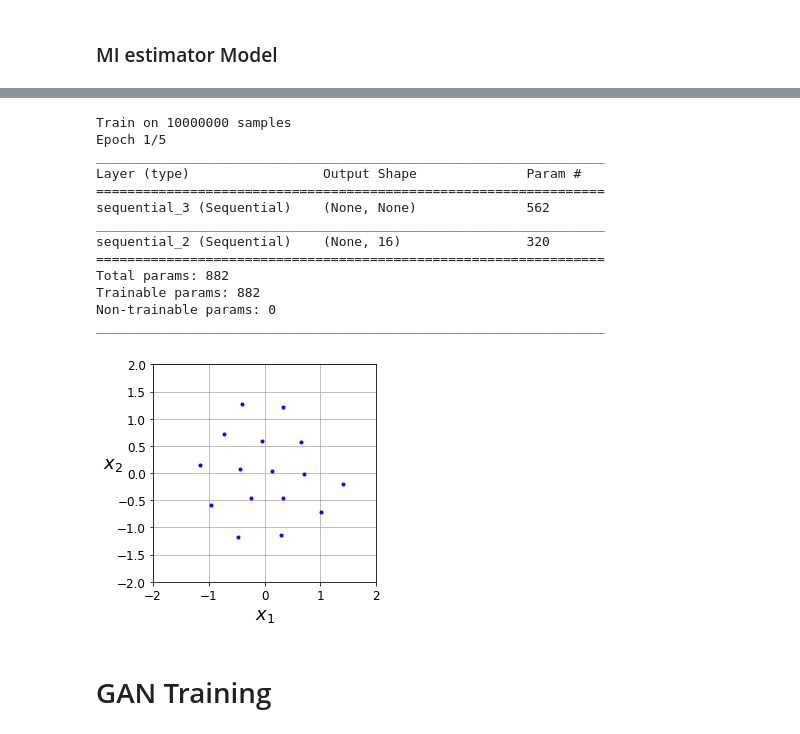
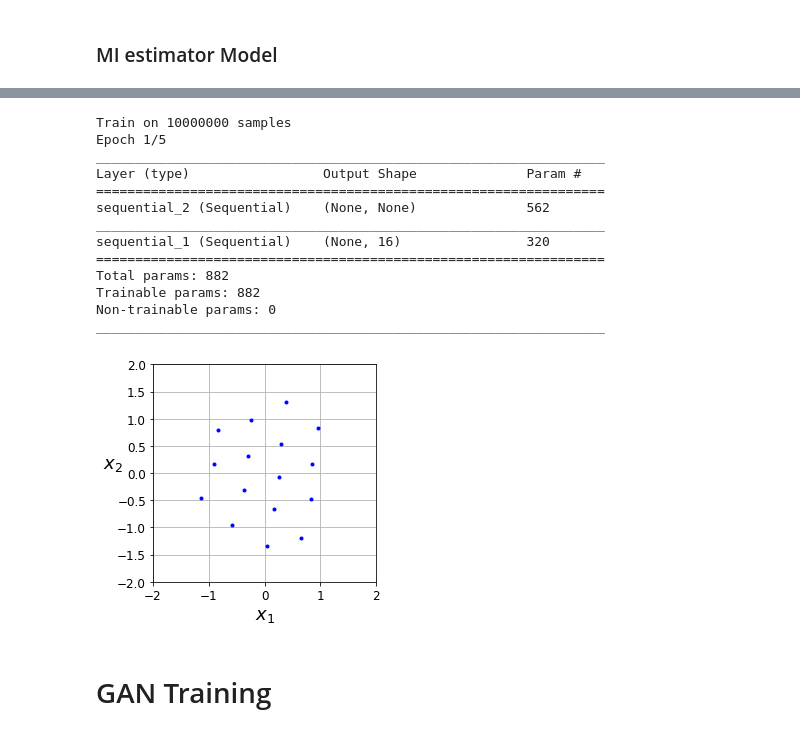
Before and after one commit to YBen1/Autoencoder_communication_sytem_with_GAN_channel-estimation, a Jupyter notebook: Communication_Autoencoder_with_GAN_channel_estimation.ipynb, the cells around one changed output, grey strips where cells are left out. Drawn from its saved outputs; the diff is of its cells as text; code cells hidden in the pictures.

```diff
--- a/Communication_Autoencoder_with_GAN_channel_estimation.ipynb
+++ b/Communication_Autoencoder_with_GAN_channel_estimation.ipynb
@@ -254,12 +216,23 @@ discriminator = get_discriminator(n)
 def get_gan_encoder(M):
   model = keras.models.Sequential([
             keras.layers.Embedding(M, M, embeddings_initializer='glorot_normal'),
-            keras.layers.Dense(M, activation="elu"),
+            keras.layers.Dense(M*2, activation="elu"),
+            keras.layers.Dense(M*2, activation="elu"),
             keras.layers.Dense(n, activation=None),
             e2,
             EncOut,
             GenIn])
   return model
+
+def get_pre_encoder(M):
+  model = keras.models.Sequential([
+            keras.layers.Embedding(M, M, embeddings_initializer='glorot_normal'),
+            keras.layers.Dense(M,kernel_initializer=randN_initial, activation="elu"),
+            keras.layers.Dense(n,kernel_initializer=randN_initial, activation=None),
+            e2,
+            EncOut,
+            GenIn])
+  return model
 # %% [markdown]
 #### decoder GAN Model
 # %%
@@ -268,10 +241,22 @@ def get_gan_decoder(M):
                 #DecIn,
                 #d1,
                 keras.layers.Input(shape=(n,)),
-                keras.layers.Dense(M, activation="elu"),
+                keras.layers.Dense(M*2, activation="elu"),
+                keras.layers.Dense(M*2, activation="elu"),
                 keras.layers.Dense(M, activation="softmax")
                 ])
    return model
+
+
+def get_pre_decoder(M):
+   model= keras.models.Sequential([
+                #DecIn,
+                #d1,
+                keras.layers.Input(shape=(n,)),
+                keras.layers.Dense(M,kernel_initializer=randN_initial, activation="elu"),
+                keras.layers.Dense(M,kernel_initializer=randN_initial, activation="softmax")
+                ])
+   return model
 # %% [markdown]
 ### MI estimator Model
 # %%
@@ -369,35 +354,35 @@ def w_gan_Test_AE(data):
 
     return (snr_range, bber_vec)
 # %%
-vor_decoder = get_gan_decoder(M)
-vor_encoder = get_gan_encoder(M)
+pre_decoder = get_pre_decoder(M)
+pre_encoder = get_pre_encoder(M)
 
 
 
-gan_AE = tf.keras.models.Sequential([vor_encoder,vor_decoder])
+gan_AE = tf.keras.models.Sequential([pre_encoder,pre_decoder])
 data, test_data = random_sample(10000000), random_sample(10000)
 start = time.time()
 gan_AE.compile(optimizer=keras.optimizers.Nadam(lr=0.005),loss='sparse_categorical_crossentropy',metrics=['accuracy'])
 history = gan_AE.fit(data, data, batch_size=500,steps_per_epoch=400, epochs=5)
-#vor_encoder.trainable = False
-#vor_decoder.trainable = False
+#pre_encoder.trainable = False
+#pre_decoder.trainable = False
 gan_AE.summary()
-test_encoding_vor(M,n)
+test_encoding_pre(M,n)
 # %% [output]
 Train on 10000000 samples
 Epoch 1/5
 _________________________________________________________________
 Layer (type)                 Output Shape              Param #
 =================================================================
-sequential_3 (Sequential)    (None, None)              562
+sequential_2 (Sequential)    (None, None)              562
 _________________________________________________________________
-sequential_2 (Sequential)    (None, 16)                320
+sequential_1 (Sequential)    (None, 16)                320
 =================================================================
 Total params: 882
 Trainable params: 882
 Non-trainable params: 0
 _________________________________________________________________
-[figure, old version]
+[figure, new version]
 # %% [markdown]
 # GAN Training
 # %%
```
Also changed, not shown: parts of 12 cells of this notebook.
